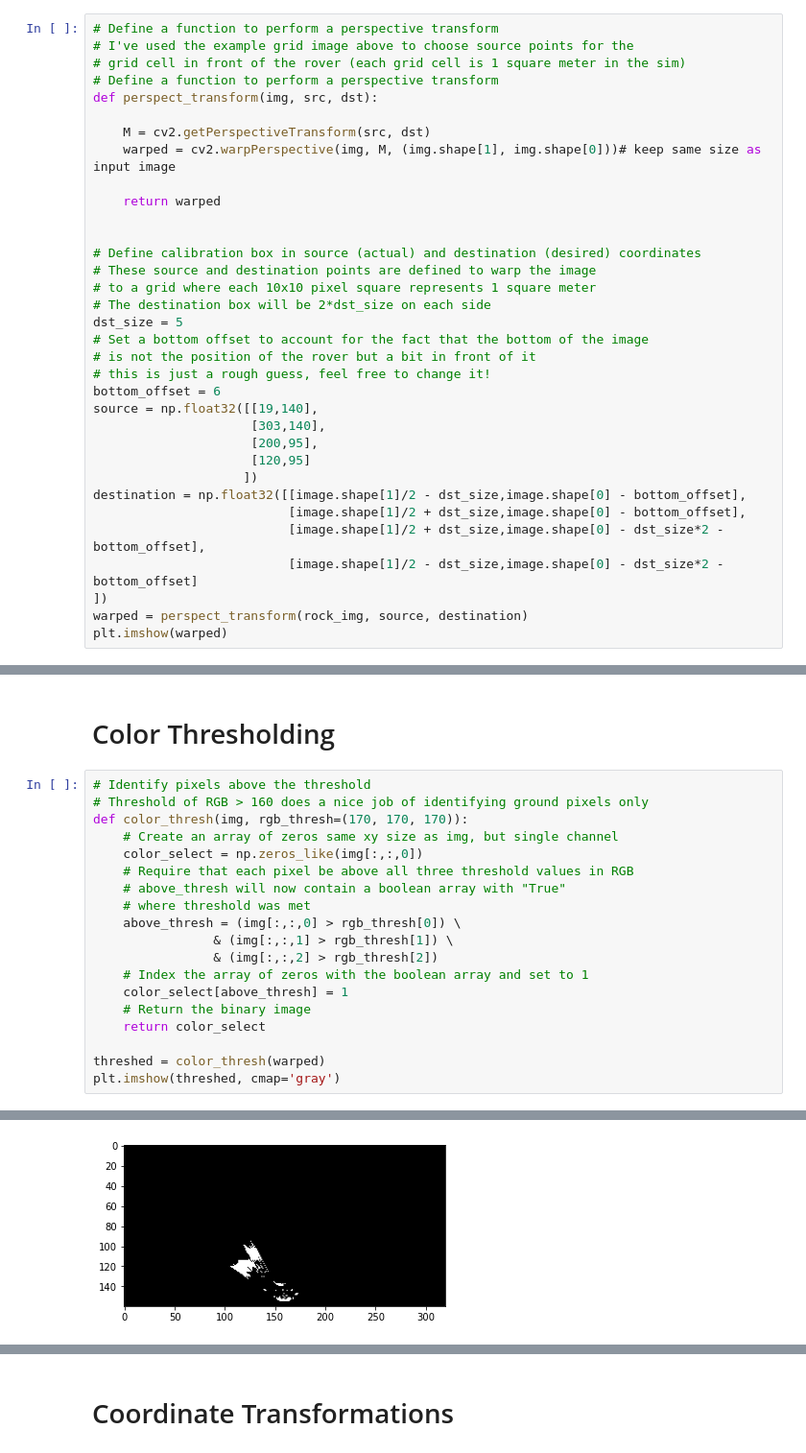
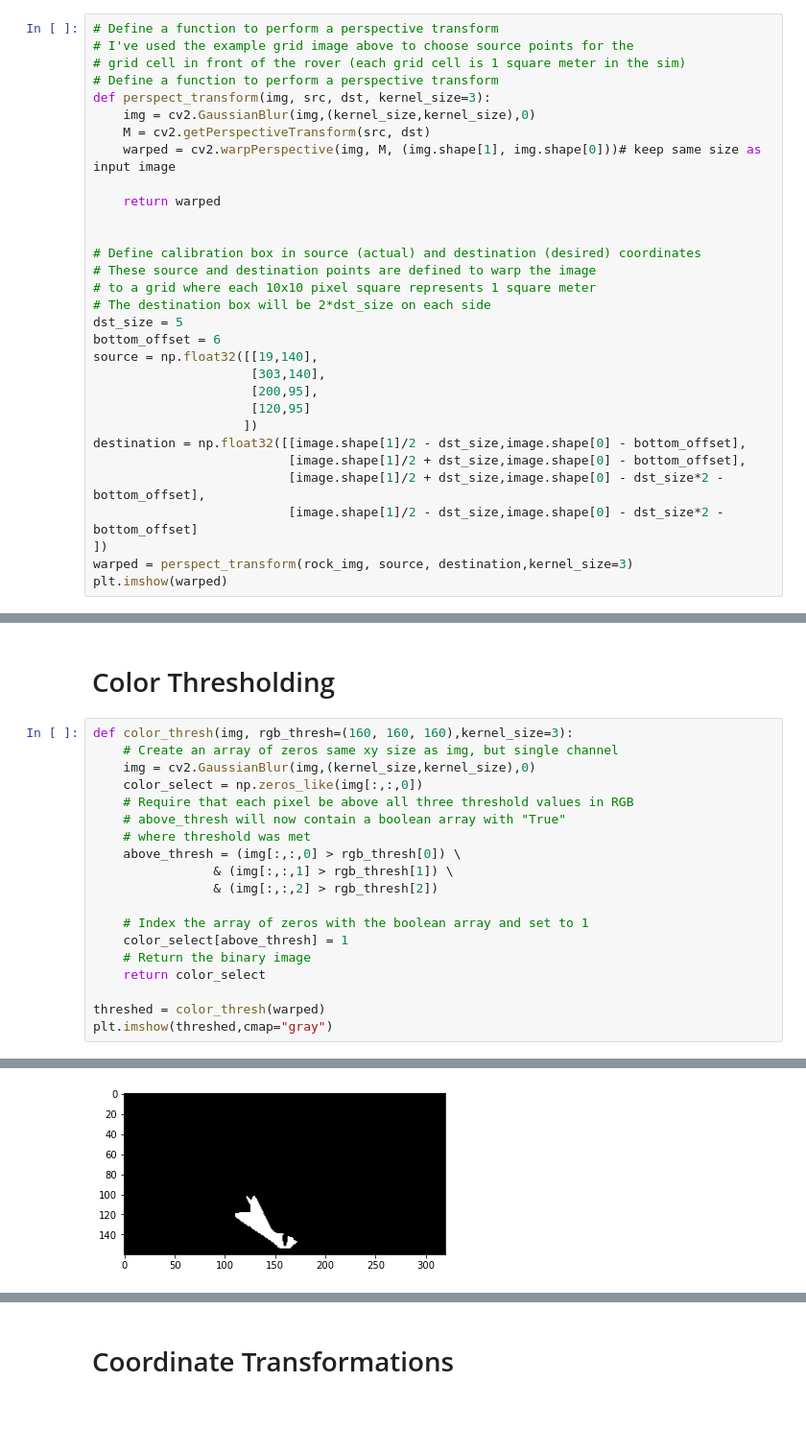
Before and after one commit to DedRec/Mars-Rover-Search-and-Sample-Return-Project, a Jupyter notebook: cvphase1.ipynb, the cells around one changed output, grey strips where cells are left out. Shown: that part at 96% size. Saved outputs shown, nothing was run; the diff lists cells and outputs as text; blank space fills up the shorter version.

```diff
--- a/cvphase1.ipynb
+++ b/cvphase1.ipynb
@@ -49,8 +50,8 @@ plt.imshow(rock_img)
 # I've used the example grid image above to choose source points for the
 # grid cell in front of the rover (each grid cell is 1 square meter in the sim)
 # Define a function to perform a perspective transform
-def perspect_transform(img, src, dst):
-
+def perspect_transform(img, src, dst, kernel_size=3):
+    img = cv2.GaussianBlur(img,(kernel_size,kernel_size),0)
     M = cv2.getPerspectiveTransform(src, dst)
     warped = cv2.warpPerspective(img, M, (img.shape[1], img.shape[0]))# keep same size as input image
 
@@ -62,9 +63,6 @@ def perspect_transform(img, src, dst):
 # to a grid where each 10x10 pixel square represents 1 square meter
 # The destination box will be 2*dst_size on each side
 dst_size = 5
-# Set a bottom offset to account for the fact that the bottom of the image
-# is not the position of the rover but a bit in front of it
-# this is just a rough guess, feel free to change it!
 bottom_offset = 6
 source = np.float32([[19,140],
                      [303,140],
@@ -76,7 +74,7 @@
                           [image.shape[1]/2 + dst_size,image.shape[0] - dst_size*2 - bottom_offset],
                           [image.shape[1]/2 - dst_size,image.shape[0] - dst_size*2 - bottom_offset]
 ])
-warped = perspect_transform(rock_img, source, destination)
+warped = perspect_transform(rock_img, source, destination,kernel_size=3)
 plt.imshow(warped)
 # %% [output]
 <matplotlib.image.AxesImage at 0x...>
@@ -84,24 +82,24 @@ plt.imshow(warped)
 # %% [markdown]
 # Color Thresholding
 # %%
-# Identify pixels above the threshold
-# Threshold of RGB > 160 does a nice job of identifying ground pixels only
-def color_thresh(img, rgb_thresh=(170, 170, 170)):
+def color_thresh(img, rgb_thresh=(160, 160, 160),kernel_size=3):
     # Create an array of zeros same xy size as img, but single channel
+    img = cv2.GaussianBlur(img,(kernel_size,kernel_size),0)
     color_select = np.zeros_like(img[:,:,0])
     # Require that each pixel be above all three threshold values in RGB
     # above_thresh will now contain a boolean array with "True"
     # where threshold was met
     above_thresh = (img[:,:,0] > rgb_thresh[0]) \
                 & (img[:,:,1] > rgb_thresh[1]) \
                 & (img[:,:,2] > rgb_thresh[2])
+
     # Index the array of zeros with the boolean array and set to 1
     color_select[above_thresh] = 1
     # Return the binary image
     return color_select
 
 threshed = color_thresh(warped)
-plt.imshow(threshed, cmap='gray')
+plt.imshow(threshed,cmap="gray")
 # %% [output]
 <matplotlib.image.AxesImage at 0x...>
-[figure, old version]
+[figure, new version]
```
Also changed, not shown: parts of 13 cells of this notebook.
